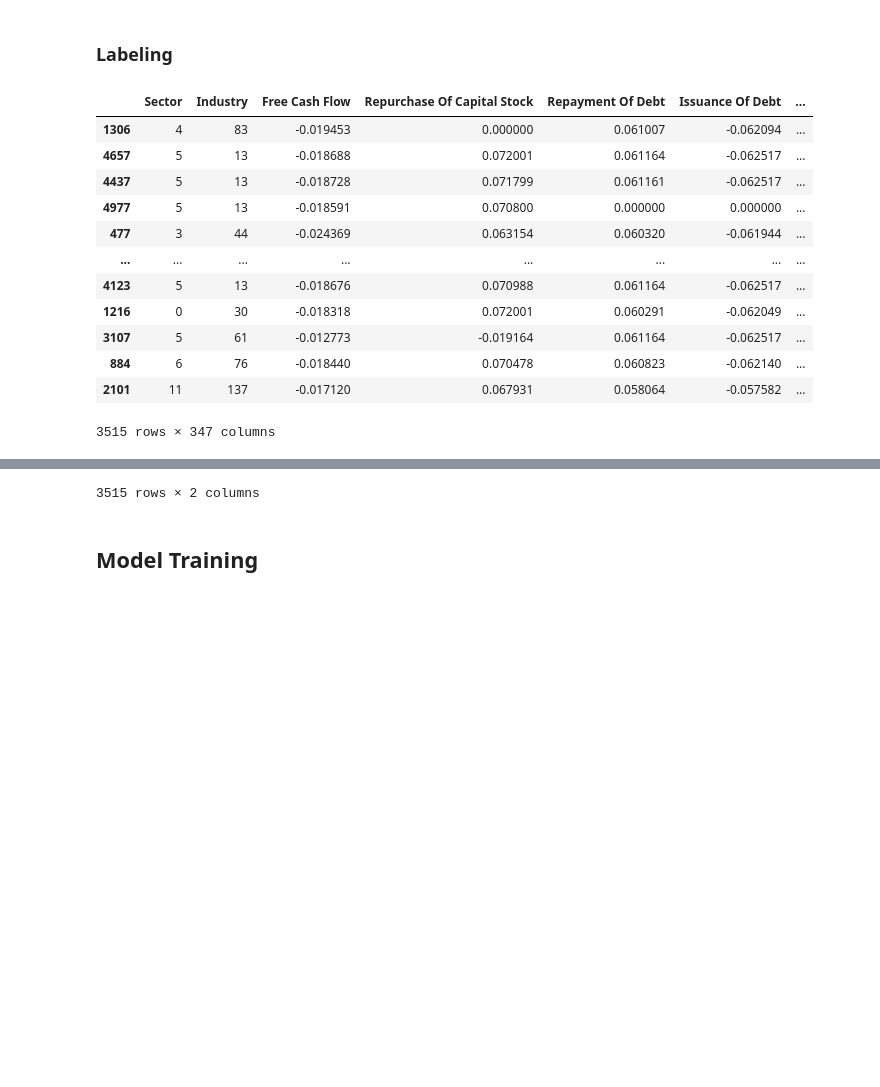
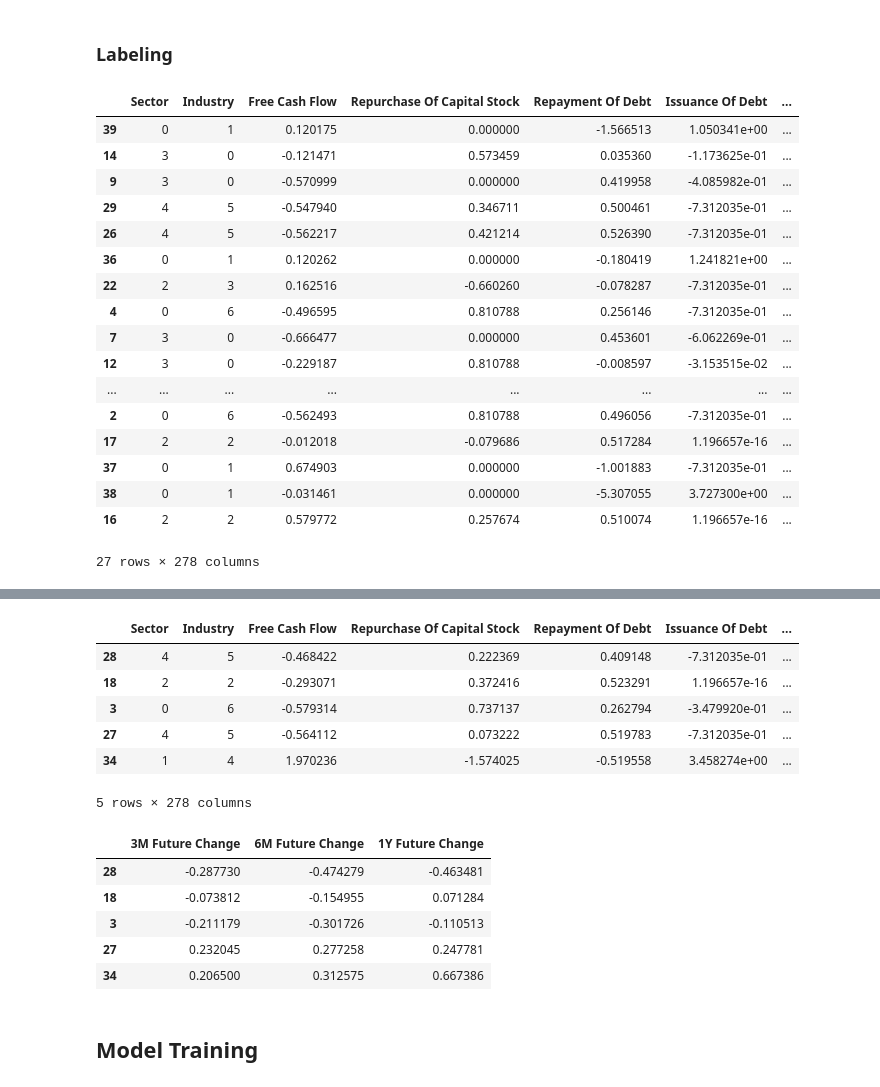
Before and after one commit to P1N60/Uni, a Jupyter notebook: VS-Code/Side-Projects/money_printer/Notebooks/money_printer.ipynb, the cells around one changed output, grey strips where cells are left out. Cells and saved outputs as stored; diff of their text form; code cells hidden in the pictures; blank space fills up the shorter version.

```diff
--- a/VS-Code/Side-Projects/money_printer/Notebooks/money_printer.ipynb
+++ b/VS-Code/Side-Projects/money_printer/Notebooks/money_printer.ipynb
@@ -24,14 +24,14 @@ from sklearn.model_selection import train_test_split, GridSearchCV
 ### Variables
 # %%
 print_errors = False
-build_new_dataset = False
-symbols = 'advanced' # 'simple' or 'advanced'. simple are the tickers from the screener notebook and advanced are all of the tickers in 'filtered_tickers'
+build_new_dataset = True
+symbol_list = 'advanced' # 'simple' or 'advanced'. simple are the tickers from the screener notebook and advanced are all of the tickers in 'filtered_tickers'
 # %% [markdown]
 ## Data Preparation
 # %%
-if symbols == 'simple':
+if symbol_list == 'simple':
     symbols = pd.read_csv('../data/simple_screener_results.csv')['Ticker'].tolist()
-if symbols == 'advanced':
+if symbol_list == 'advanced':
     symbols = pd.read_csv('../data/filtered_tickers.csv')['Ticker'].tolist()
 
 symbols = pd.Series(symbols).unique()
@@ -51,6 +51,7 @@ if build_new_dataset:
             latest_earning_date = ticker.quarterly_cash_flow.columns.tolist()[0]
             latest_data = {'Ticker': symbol, 'Date': latest_earning_date}
             latest_data['3M Future Change'] = np.nan
+            latest_data['6M Future Change'] = np.nan
             latest_data['1Y Future Change'] = np.nan
 
             try:
@@ -90,11 +91,15 @@ if build_new_dataset:
                 while(got_price==False and day_offset > -6):
                     try:
                         earning_date_data['3M Future Change'] = (
-                            float(price_data.loc[earning_date + pd.Timedelta(days=day_offset+90) , ('Close', symbol)]) /
+                            float(price_data.loc[earning_date + pd.Timedelta(days=day_offset, weeks=13) , ('Close', symbol)]) /
+                            float(price_data.loc[earning_date + pd.Timedelta(days=day_offset), ('Close', symbol)]) - 1
+                        )
+                        earning_date_data['6M Future Change'] = (
+                            float(price_data.loc[earning_date + pd.Timedelta(days=day_offset, weeks=26) , ('Close', symbol)]) /
                             float(price_data.loc[earning_date + pd.Timedelta(days=day_offset), ('Close', symbol)]) - 1
                         )
                         earning_date_data['1Y Future Change'] = (
-                            float(price_data.loc[earning_date + pd.Timedelta(days=day_offset+365) , ('Close', symbol)]) /
+                            float(price_data.loc[earning_date + pd.Timedelta(days=day_offset, weeks=52) , ('Close', symbol)]) /
                             float(price_data.loc[earning_date + pd.Timedelta(days=day_offset), ('Close', symbol)]) - 1
                         )
                         got_price = True
@@ -127,8 +132,7 @@ if build_new_dataset:
                 continue
 
             imputer = SimpleImputer()
-            wanted_columns = ticker_df.columns.drop(['Ticker', 'Date', '3M Future Change', '1Y Future Change', 'Sector', 'Industry'])
-            for column in wanted_columns:
+            for column in ticker_df.columns.drop(['Ticker', 'Date', '3M Future Change', '6M Future Change', '1Y Future Change', 'Sector', 'Industry']):
                 if not ticker_df[column].isna().all():
                     ticker_df[column] = imputer.fit_transform(ticker_df[[column]])
 
@@ -162,7 +171,7 @@ df
 # %% [markdown]
 ### Impution and encoding
 # %%
-for column in df.columns.drop(['Ticker', 'Date', '3M Future Change', '1Y Future Change', 'Sector', 'Industry']):
+for column in df.columns.drop(['Ticker', 'Date', '3M Future Change', '6M Future Change', '1Y Future Change', 'Sector', 'Industry']):
     df[column] = imputer.fit_transform(df[[column]])
     scaler = StandardScaler()
     scaler.fit(df[[column]])
@@ -222,30 +233,37 @@ Train and Test Data:
 # %% [markdown]
 ### Labeling
 # %%
-X_pred = pred_data.drop(['Date', 'Ticker', '3M Future Change', '1Y Future Change'], axis=1)
-X_train = train_data.drop(['Date', 'Ticker', '3M Future Change', '1Y Future Change'], axis=1)
-y_train = train_data[['3M Future Change', '1Y Future Change']]
+X_pred = pred_data.drop(['Date', 'Ticker', '3M Future Change', '6M Future Change', '1Y Future Change'], axis=1)
+X_train = train_data.drop(['Date', 'Ticker', '3M Future Change', '6M Future Change', '1Y Future Change'], axis=1)
+y_train = train_data[['3M Future Change', '6M Future Change', '1Y Future Change']]
 
 X_train, X_test, y_train, y_test = train_test_split(
     X_train,
     y_train,
     test_size=0.15,
     shuffle=True,
 )
 
 display(X_train)
 display(y_train)
+display(X_test)
+display(y_test)
 # %% [output]
 |  | Sector | Industry | Free Cash Flow | Repurchase Of Capital Stock | Repayment Of Debt | Issuance Of Debt | ... |
-| 1306 | 4 | 83 | -0.019453 | 0.000000 | 0.061007 | -0.062094 | ... |
-| 4657 | 5 | 13 | -0.018688 | 0.072001 | 0.061164 | -0.062517 | ... |
-| 4437 | 5 | 13 | -0.018728 | 0.071799 | 0.061161 | -0.062517 | ... |
-| 4977 | 5 | 13 | -0.018591 | 0.070800 | 0.000000 | 0.000000 | ... |
-| 477 | 3 | 44 | -0.024369 | 0.063154 | 0.060320 | -0.061944 | ... |
+| 39 | 0 | 1 | 0.120175 | 0.000000 | -1.566513 | 1.050341e+00 | ... |
+| 14 | 3 | 0 | -0.121471 | 0.573459 | 0.035360 | -1.173625e-01 | ... |
+| 9 | 3 | 0 | -0.570999 | 0.000000 | 0.419958 | -4.085982e-01 | ... |
+| 29 | 4 | 5 | -0.547940 | 0.346711 | 0.500461 | -7.312035e-01 | ... |
+| 26 | 4 | 5 | -0.562217 | 0.421214 | 0.526390 | -7.312035e-01 | ... |
+| 36 | 0 | 1 | 0.120262 | 0.000000 | -0.180419 | 1.241821e+00 | ... |
+| 22 | 2 | 3 | 0.162516 | -0.660260 | -0.078287 | -7.312035e-01 | ... |
+| 4 | 0 | 6 | -0.496595 | 0.810788 | 0.256146 | -7.312035e-01 | ... |
+| 7 | 3 | 0 | -0.666477 | 0.000000 | 0.453601 | -6.062269e-01 | ... |
+| 12 | 3 | 0 | -0.229187 | 0.810788 | -0.008597 | -3.153515e-02 | ... |
 | ... | ... | ... | ... | ... | ... | ... | ... |
-| 4123 | 5 | 13 | -0.018676 | 0.070988 | 0.061164 | -0.062517 | ... |
-| 1216 | 0 | 30 | -0.018318 | 0.072001 | 0.060291 | -0.062049 | ... |
-| 3107 | 5 | 61 | -0.012773 | -0.019164 | 0.061164 | -0.062517 | ... |
-| 884 | 6 | 76 | -0.018440 | 0.070478 | 0.060823 | -0.062140 | ... |
-| 2101 | 11 | 137 | -0.017120 | 0.067931 | 0.058064 | -0.057582 | ... |
+| 2 | 0 | 6 | -0.562493 | 0.810788 | 0.496056 | -7.312035e-01 | ... |
+| 17 | 2 | 2 | -0.012018 | -0.079686 | 0.517284 | 1.196657e-16 | ... |
+| 37 | 0 | 1 | 0.674903 | 0.000000 | -1.001883 | -7.312035e-01 | ... |
+| 38 | 0 | 1 | -0.031461 | 0.000000 | -5.307055 | 3.727300e+00 | ... |
+| 16 | 2 | 2 | 0.579772 | 0.257674 | 0.510074 | 1.196657e-16 | ... |
-3515 rows × 347 columns
+27 rows × 278 columns
@@ -264,4 +287,16 @@ display(y_train)
+|  | Sector | Industry | Free Cash Flow | Repurchase Of Capital Stock | Repayment Of Debt | Issuance Of Debt | ... |
+| 28 | 4 | 5 | -0.468422 | 0.222369 | 0.409148 | -7.312035e-01 | ... |
+| 18 | 2 | 2 | -0.293071 | 0.372416 | 0.523291 | 1.196657e-16 | ... |
+| 3 | 0 | 6 | -0.579314 | 0.737137 | 0.262794 | -3.479920e-01 | ... |
+| 27 | 4 | 5 | -0.564112 | 0.073222 | 0.519783 | -7.312035e-01 | ... |
+| 34 | 1 | 4 | 1.970236 | -1.574025 | -0.519558 | 3.458274e+00 | ... |
-3515 rows × 2 columns
+5 rows × 278 columns
+|  | 3M Future Change | 6M Future Change | 1Y Future Change |
+| 28 | -0.287730 | -0.474279 | -0.463481 |
+| 18 | -0.073812 | -0.154955 | 0.071284 |
+| 3 | -0.211179 | -0.301726 | -0.110513 |
+| 27 | 0.232045 | 0.277258 | 0.247781 |
+| 34 | 0.206500 | 0.312575 | 0.667386 |
 # %% [markdown]
 ## Model Training
 # %%
```
Also changed, not shown: parts of 5 cells of this notebook, 1 other file.
